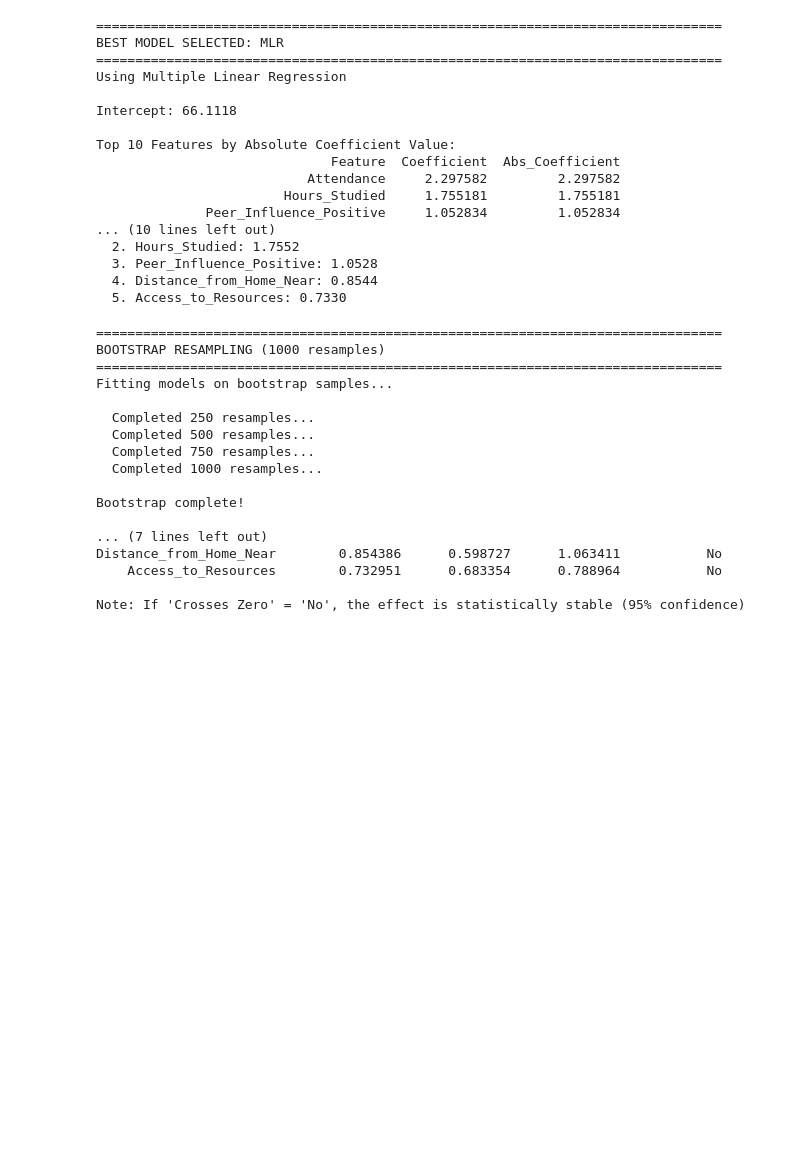
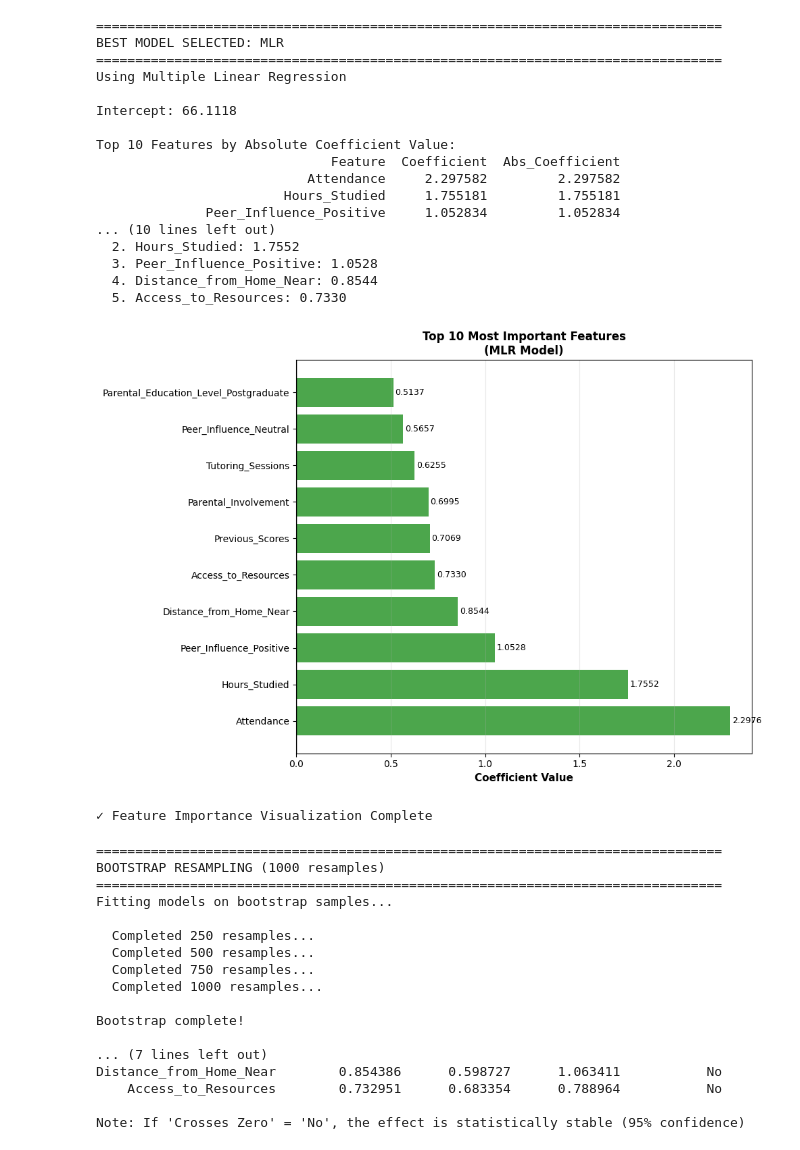
Before and after one commit to Sanjidakter/student-performance, a Jupyter notebook: notebook.ipynb, the cells around one changed output. Saved outputs shown, nothing was run; the diff lists cells and outputs as text; code cells hidden in the pictures; blank space fills up the shorter version.

```diff
--- a/notebook.ipynb
+++ b/notebook.ipynb
@@ -548,6 +634,33 @@ Top 10 Features by Absolute Coefficient Value:
   3. Peer_Influence_Positive: 1.0528
   4. Distance_from_Home_Near: 0.8544
   5. Access_to_Resources: 0.7330
+# %%
+# Visualize Feature Importance - Top 10 Coefficients
+fig, ax = plt.subplots(figsize=(10, 7))
+
+top_10 = coef_df.head(10)
+colors = ['green' if x > 0 else 'red' for x in top_10['Coefficient']]
+
+ax.barh(range(len(top_10)), top_10['Coefficient'], color=colors, alpha=0.7)
+ax.set_yticks(range(len(top_10)))
+ax.set_yticklabels(top_10['Feature'])
+ax.set_xlabel('Coefficient Value', fontsize=11, fontweight='bold')
+ax.set_title(f'Top 10 Most Important Features\n({best_model_name} Model)', fontsize=12, fontweight='bold')
+ax.axvline(x=0, color='black', linestyle='-', linewidth=1)
+ax.grid(axis='x', alpha=0.3)
+
+# Add value labels
+for i, v in enumerate(top_10['Coefficient']):
+    ax.text(v + 0.01 if v > 0 else v - 0.01, i, f'{v:.4f}',
+            va='center', ha='left' if v > 0 else 'right', fontsize=9)
+
+plt.tight_layout()
+plt.show()
+
+print("✓ Feature Importance Visualization Complete")
+# %% [output]
+[figure, added]
+✓ Feature Importance Visualization Complete
 # %%
 # Bootstrap Confidence Intervals for Top 5 Coefficients
 # 1000 bootstrap resamples on training data
```
Also changed, not shown: parts of 3 cells of this notebook.
